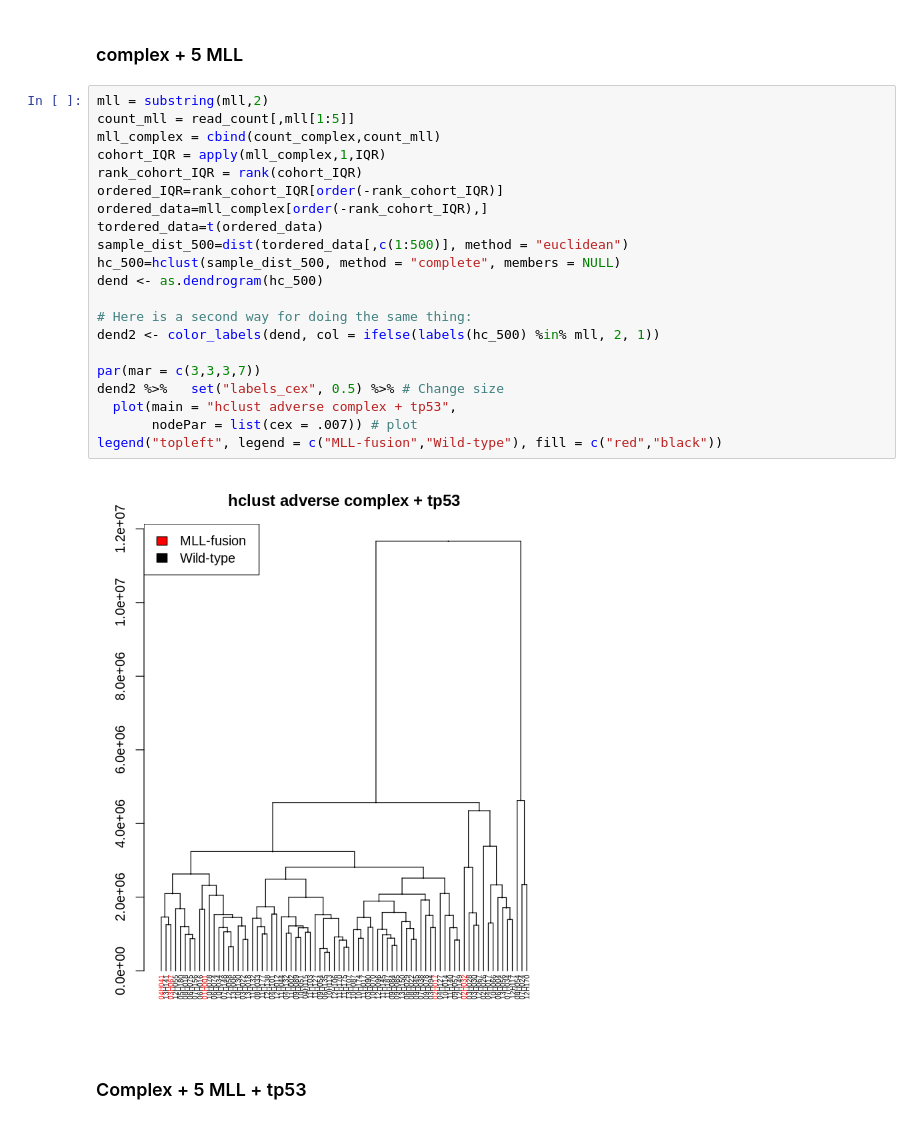
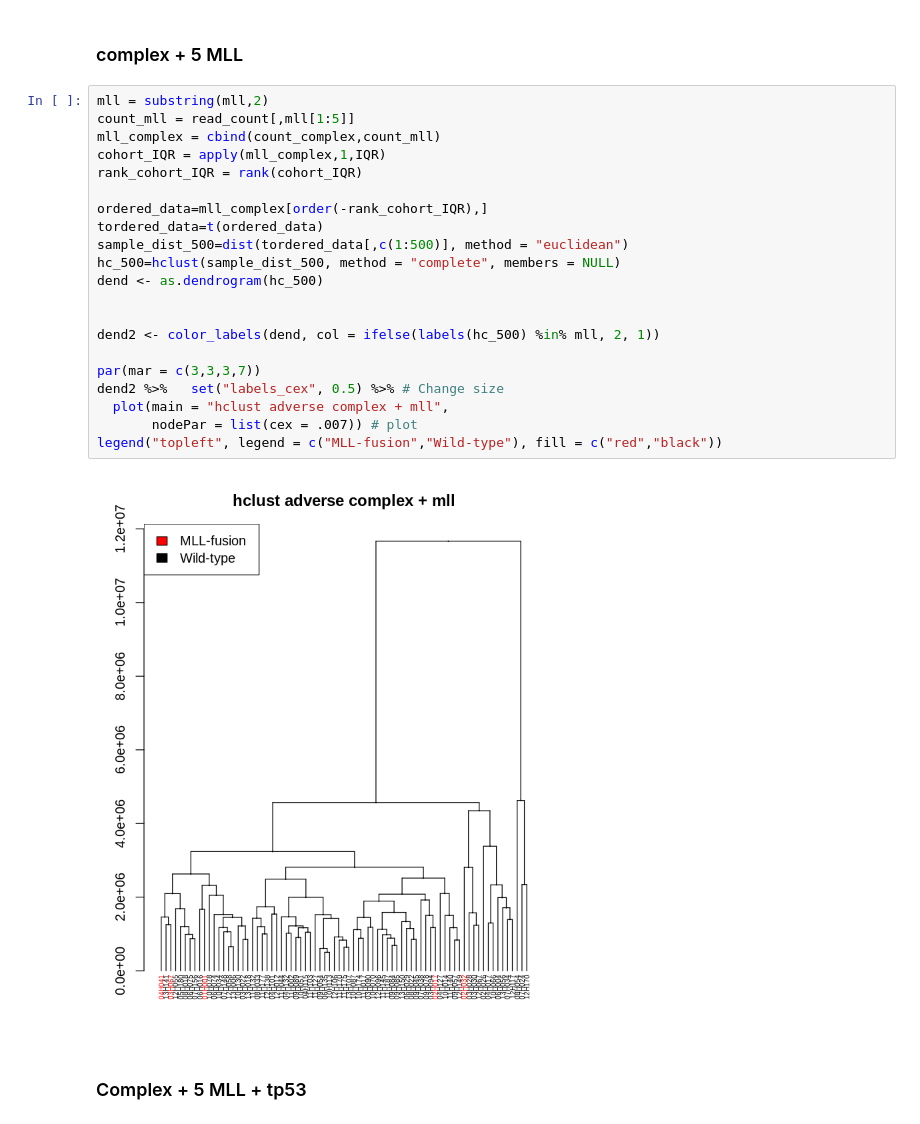
Before and after one commit to SafiaSafa/AYA_project, a Jupyter notebook: script/AYA_DE_analysis.ipynb, the cells around one changed output. Saved outputs shown, nothing was run; the diff lists cells and outputs as text.

```diff
--- a/script/AYA_DE_analysis.ipynb
+++ b/script/AYA_DE_analysis.ipynb
@@ -485,25 +501,25 @@ legend("topleft", legend = c("Mutated p53","Wild-type"), fill = c("red","black")
 # %%
 mll = substring(mll,2)
 count_mll = read_count[,mll[1:5]]
 mll_complex = cbind(count_complex,count_mll)
 cohort_IQR = apply(mll_complex,1,IQR)
 rank_cohort_IQR = rank(cohort_IQR)
-ordered_IQR=rank_cohort_IQR[order(-rank_cohort_IQR)]
+
 ordered_data=mll_complex[order(-rank_cohort_IQR),]
 tordered_data=t(ordered_data)
 sample_dist_500=dist(tordered_data[,c(1:500)], method = "euclidean")
 hc_500=hclust(sample_dist_500, method = "complete", members = NULL)
 dend <- as.dendrogram(hc_500)
 
-# Here is a second way for doing the same thing:
+
 dend2 <- color_labels(dend, col = ifelse(labels(hc_500) %in% mll, 2, 1))
 
 par(mar = c(3,3,3,7))
 dend2 %>%   set("labels_cex", 0.5) %>% # Change size
-  plot(main = "hclust adverse complex + tp53",
+  plot(main = "hclust adverse complex + mll",
        nodePar = list(cex = .007)) # plot
 legend("topleft", legend = c("MLL-fusion","Wild-type"), fill = c("red","black"))
 # %% [output]
-[figure, old version]
+[figure, new version]
 # %% [markdown]
 ### Complex + 5 MLL + tp53
```
Also changed, not shown: parts of 13 cells of this notebook, 1 other file.
